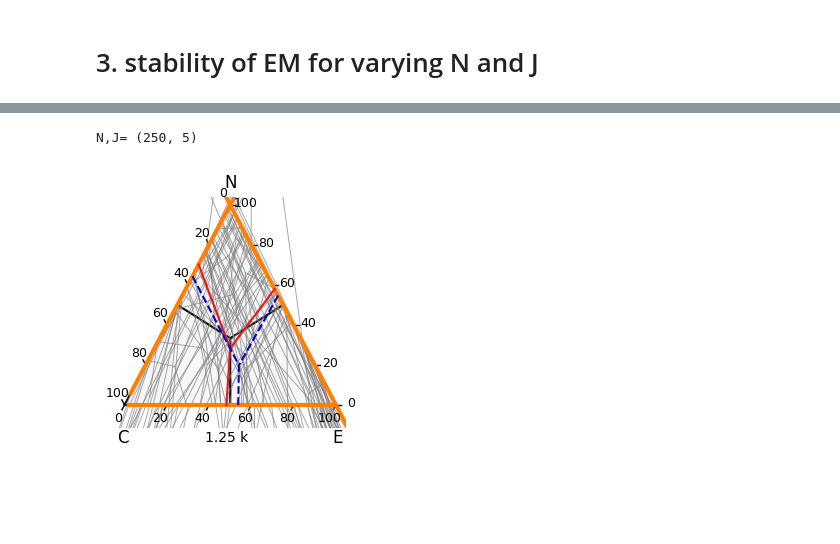
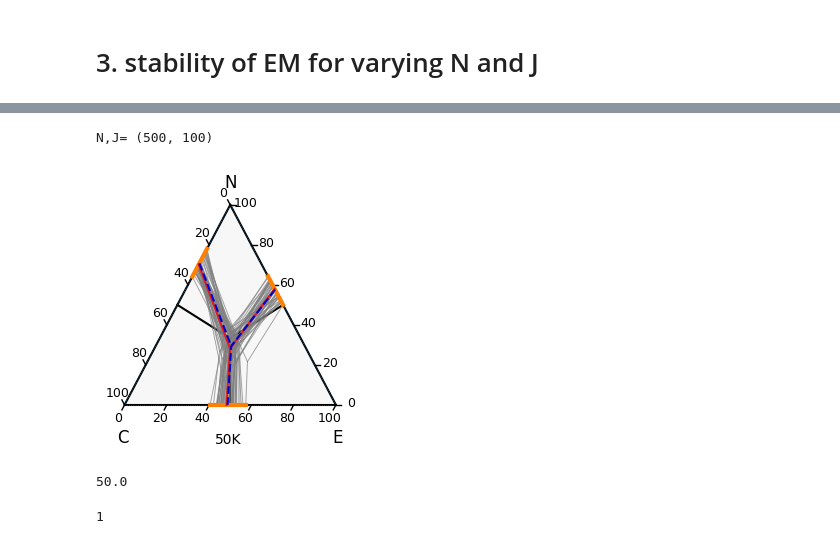
Before and after one commit to corneliagru/label-variation-nli, a Jupyter notebook: notebooks/2_stability_estimation.ipynb, the cells around one changed output, grey strips where cells are left out. Saved outputs shown, nothing was run; the diff lists cells and outputs as text; code cells hidden in the pictures; blank space fills up the shorter version.

Commit message:
add total annotation budget to plots

```diff
--- a/notebooks/2_stability_estimation.ipynb
+++ b/notebooks/2_stability_estimation.ipynb
@@ -20,6 +20,13 @@ from ast import literal_eval
 from src.model_funcs import run_em, tolerance_sort
 from src.plotting_funcs import CB_color_cycle, get_boundaries, plot_ternary_bounds, plot_ternary_axes, plot_bootstrap_bounds
 from src.bootstrap_funcs import freq_to_matrix, N_J_bootstrap_em
+# %%
+# remove ".0" from numbers if they are integers
+def formatNumber(num):
+    if num % 1 == 0:
+        return int(num)
+    else:
+        return num
 # %% [markdown]
 # 1. load and prepare data
 # %%
@@ -65,8 +72,10 @@ N_J_combinations_list = [(50,5),
                          (750,50),
                          (750,100),
                          (1000,5),
+                         (1000,10),
                          (1000,25),
                          (1000,50),
+                         (1000,75),
                          (1000,100),
                          (1514,5),
                          (1514,25),
@@ -231,16 +238,24 @@ N,J= (1514, 100)
 # %%
-i = 5
+i = 12
 print('N,J=', B_matrix_N_J_combinations[i])
 file_name = '../figs/appendix/nogrid/N'+ str(B_matrix_N_J_combinations[i][0]) + '_J' + str(B_matrix_N_J_combinations[i][1]) + '_bootstrap.png'
 
 figure, tax = plot_ternary_axes(multiple=20, multiple_grid=100, size=3, labels=["E", "N", "C"], label_offset=-0.15, tick_offset=0.025, weight='roman', tick_fontsize = 9)
-tax.bottom_axis_label(str(B_matrix_N_J_combinations[i][0]*B_matrix_N_J_combinations[i][1]/1000)+ ' k', position=(0.52,-0.07, 0))
+tax.bottom_axis_label(str(formatNumber(B_matrix_N_J_combinations[i][0]*B_matrix_N_J_combinations[i][1]/1000))+ 'K', position=(0.53,-0.08, 0))
 tax = plot_bootstrap_bounds(tax, B_matrix_N_J_random_results_list[i][-2])
 tax = plot_ternary_bounds(tax, pi=pi, theta=theta, bounds_col=CB_color_cycle[7]) # original bounds in red
 pi_mean = np.mean(B_matrix_N_J_random_results_list[i][0],axis=0)
 theta_mean = np.mean(B_matrix_N_J_random_results_list[i][1],axis=0)
 tax = plot_ternary_bounds(tax, pi=pi_mean, theta=theta_mean, bounds_col="mediumblue", linestyle="dashed") # mean bounds in blue
 #figure.savefig(file_name, bbox_inches='tight', dpi=300)
 # %% [output]
-N,J= (250, 5)
+N,J= (500, 100)
-[figure, old version]
+[figure, new version]
+# %%
+B_matrix_N_J_combinations[i][0]*B_matrix_N_J_combinations[i][1]/1000
+# %% [output]
+50.0
+# %%
+formatNumber(1.0)
+# %% [output]
+1
```
Also changed, not shown: parts of 4 cells of this notebook, 58 other files.
